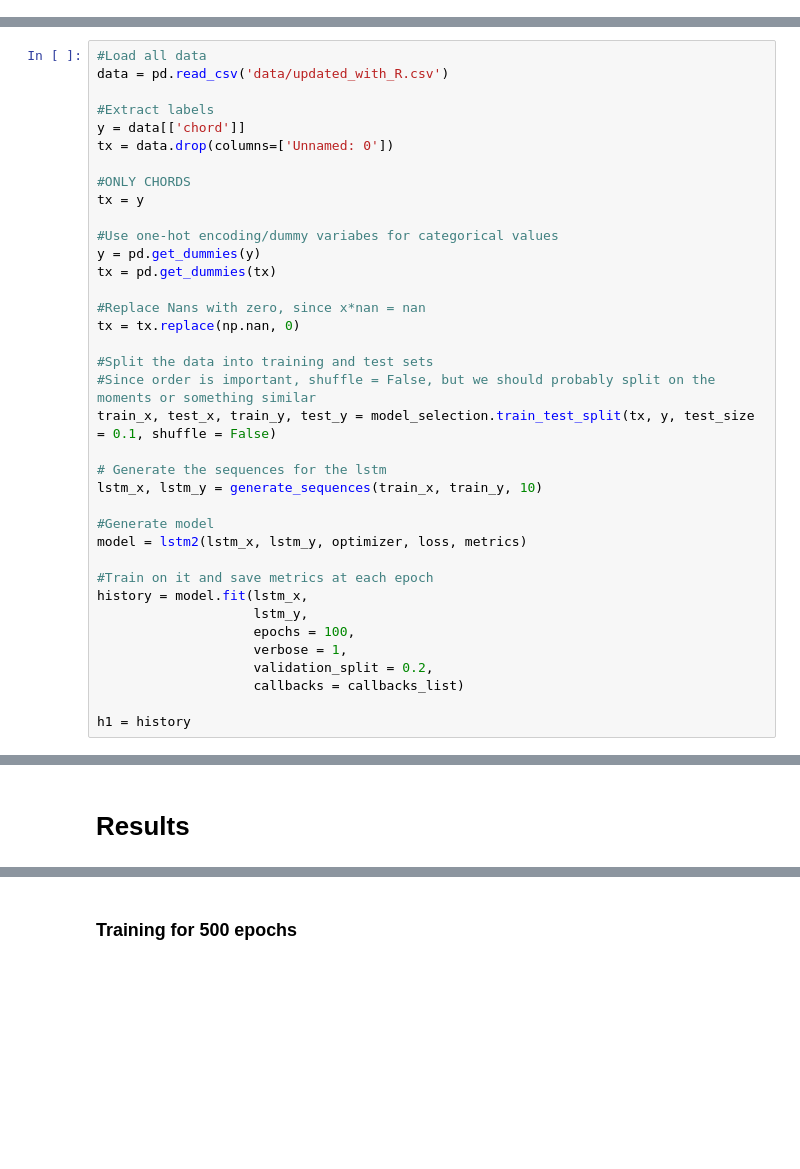
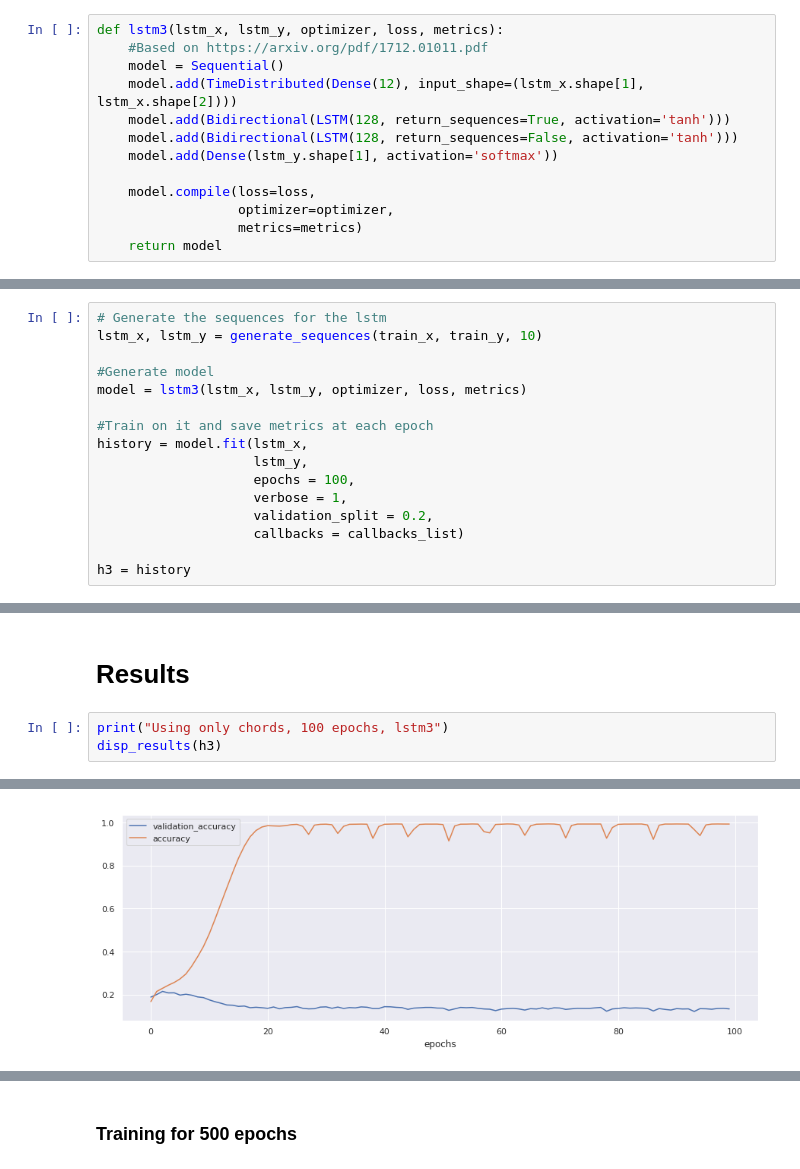
Before and after one commit to laureleo/chord-prediction, a Jupyter notebook: playground.ipynb, the cells around one changed output, grey strips where cells are left out. Cells and saved outputs as stored; diff of their text form; blank space fills up the shorter version.

Commit message:
Results from longtrain and lstm model 3

```diff
--- a/playground.ipynb
+++ b/playground.ipynb
@@ -164,6 +148,19 @@ def lstm2(lstm_x, lstm_y, optimizer, loss, metrics):
                   optimizer=optimizer,
                   metrics=metrics)
     return model
+# %%
+def lstm3(lstm_x, lstm_y, optimizer, loss, metrics):
+    #Based on https://arxiv.org/pdf/1712.01011.pdf
+    model = Sequential()
+    model.add(TimeDistributed(Dense(12), input_shape=(lstm_x.shape[1], lstm_x.shape[2])))
+    model.add(Bidirectional(LSTM(128, return_sequences=True, activation='tanh')))
+    model.add(Bidirectional(LSTM(128, return_sequences=False, activation='tanh')))
+    model.add(Dense(lstm_y.shape[1], activation='softmax'))
+
+    model.compile(loss=loss,
+                  optimizer=optimizer,
+                  metrics=metrics)
+    return model
 # %% [markdown]
 # Train
 # %% [markdown]
@@ -191,32 +188,11 @@ callbacks_list = [checkpoint]
 # %% [markdown]
 ## Fit
 # %%
-#Load all data
-data = pd.read_csv('data/updated_with_R.csv')
-
-#Extract labels
-y = data[['chord']]
-tx = data.drop(columns=['Unnamed: 0'])
-
-#ONLY CHORDS
-tx = y
-
-#Use one-hot encoding/dummy variabes for categorical values
-y = pd.get_dummies(y)
-tx = pd.get_dummies(tx)
-
-#Replace Nans with zero, since x*nan = nan
-tx = tx.replace(np.nan, 0)
-
-#Split the data into training and test sets
-#Since order is important, shuffle = False, but we should probably split on the moments or something similar
-train_x, test_x, train_y, test_y = model_selection.train_test_split(tx, y, test_size = 0.1, shuffle = False)
-
 # Generate the sequences for the lstm
 lstm_x, lstm_y = generate_sequences(train_x, train_y, 10)
 
 #Generate model
-model = lstm2(lstm_x, lstm_y, optimizer, loss, metrics)
+model = lstm3(lstm_x, lstm_y, optimizer, loss, metrics)
 
 #Train on it and save metrics at each epoch
 history = model.fit(lstm_x,
@@ -226,7 +202,7 @@ history = model.fit(lstm_x,
                     validation_split = 0.2,
                     callbacks = callbacks_list)
 
-h1 = history
+h3 = history
 # %% [output]
 Train on 20219 samples, validate on 5055 samples
 Epoch 1/100
@@ -354,2 +224,6 @@ Epoch 500/500
 # %% [markdown]
 # Results
+# %%
+print("Using only chords, 100 epochs, lstm3")
+disp_results(h3)
+# %% [output]
@@ -355,0 +247 @@ Epoch 500/500
+[figure, added]
```
Also changed, not shown: parts of 9 cells of this notebook.
